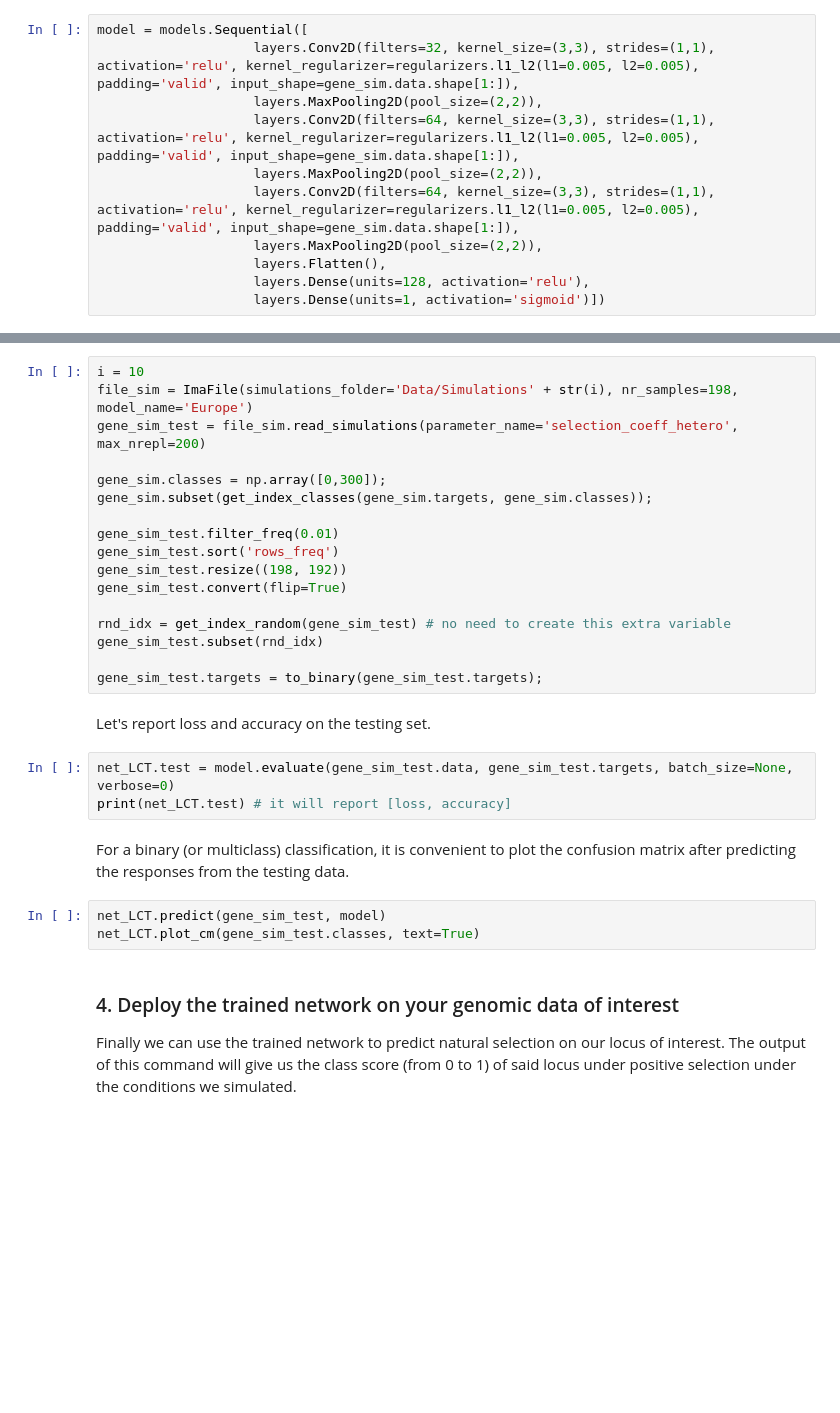
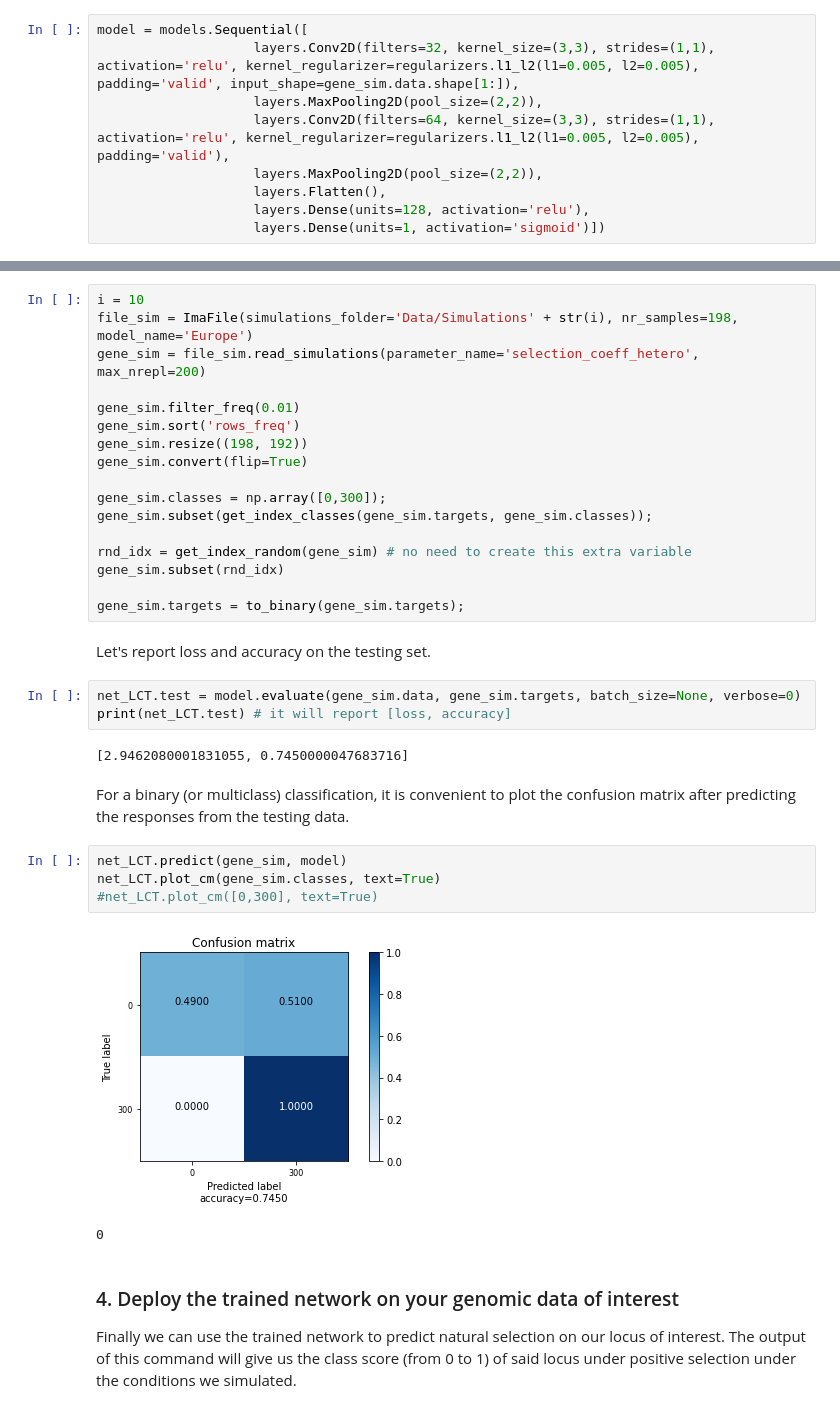
Before and after one commit to mfumagalli/ImaGene, a Jupyter notebook: Tutorials/workshop.ipynb, the cells around one changed output, grey strips where cells are left out. Cells and saved outputs as stored; diff of their text form; blank space fills up the shorter version.

```diff
--- a/Tutorials/workshop.ipynb
+++ b/Tutorials/workshop.ipynb
@@ -212,9 +294,7 @@ We just need to specify the dimensions of the data in the first layer, and this
 model = models.Sequential([
                     layers.Conv2D(filters=32, kernel_size=(3,3), strides=(1,1), activation='relu', kernel_regularizer=regularizers.l1_l2(l1=0.005, l2=0.005), padding='valid', input_shape=gene_sim.data.shape[1:]),
                     layers.MaxPooling2D(pool_size=(2,2)),
-                    layers.Conv2D(filters=64, kernel_size=(3,3), strides=(1,1), activation='relu', kernel_regularizer=regularizers.l1_l2(l1=0.005, l2=0.005), padding='valid', input_shape=gene_sim.data.shape[1:]),
-                    layers.MaxPooling2D(pool_size=(2,2)),
-                    layers.Conv2D(filters=64, kernel_size=(3,3), strides=(1,1), activation='relu', kernel_regularizer=regularizers.l1_l2(l1=0.005, l2=0.005), padding='valid', input_shape=gene_sim.data.shape[1:]),
+                    layers.Conv2D(filters=64, kernel_size=(3,3), strides=(1,1), activation='relu', kernel_regularizer=regularizers.l1_l2(l1=0.005, l2=0.005), padding='valid'),
                     layers.MaxPooling2D(pool_size=(2,2)),
                     layers.Flatten(),
                     layers.Dense(units=128, activation='relu'),
@@ -281,30 +405,36 @@ Finally, we evaluate the training on the testing dataset, i.e. the last batch of
 # %%
 i = 10
 file_sim = ImaFile(simulations_folder='Data/Simulations' + str(i), nr_samples=198, model_name='Europe')
-gene_sim_test = file_sim.read_simulations(parameter_name='selection_coeff_hetero', max_nrepl=200)
+gene_sim = file_sim.read_simulations(parameter_name='selection_coeff_hetero', max_nrepl=200)
+
+gene_sim.filter_freq(0.01)
+gene_sim.sort('rows_freq')
+gene_sim.resize((198, 192))
+gene_sim.convert(flip=True)
 
 gene_sim.classes = np.array([0,300]);
 gene_sim.subset(get_index_classes(gene_sim.targets, gene_sim.classes));
 
-gene_sim_test.filter_freq(0.01)
-gene_sim_test.sort('rows_freq')
-gene_sim_test.resize((198, 192))
-gene_sim_test.convert(flip=True)
+rnd_idx = get_index_random(gene_sim) # no need to create this extra variable
+gene_sim.subset(rnd_idx)
 
-rnd_idx = get_index_random(gene_sim_test) # no need to create this extra variable
-gene_sim_test.subset(rnd_idx)
-
-gene_sim_test.targets = to_binary(gene_sim_test.targets);
+gene_sim.targets = to_binary(gene_sim.targets);
 # %% [markdown]
 Let's report loss and accuracy on the testing set.
 # %%
-net_LCT.test = model.evaluate(gene_sim_test.data, gene_sim_test.targets, batch_size=None, verbose=0)
+net_LCT.test = model.evaluate(gene_sim.data, gene_sim.targets, batch_size=None, verbose=0)
 print(net_LCT.test) # it will report [loss, accuracy]
+# %% [output]
+[2.9462080001831055, 0.7450000047683716]
 # %% [markdown]
 For a binary (or multiclass) classification, it is convenient to plot the confusion matrix after predicting the responses from the testing data.
 # %%
-net_LCT.predict(gene_sim_test, model)
-net_LCT.plot_cm(gene_sim_test.classes, text=True)
+net_LCT.predict(gene_sim, model)
+net_LCT.plot_cm(gene_sim.classes, text=True)
+#net_LCT.plot_cm([0,300], text=True)
+# %% [output]
+[figure, added]
+0
 # %% [markdown]
 ### 4. Deploy the trained network on your genomic data of interest
 
```
Also changed, not shown: parts of 33 cells of this notebook, 1 other file.
